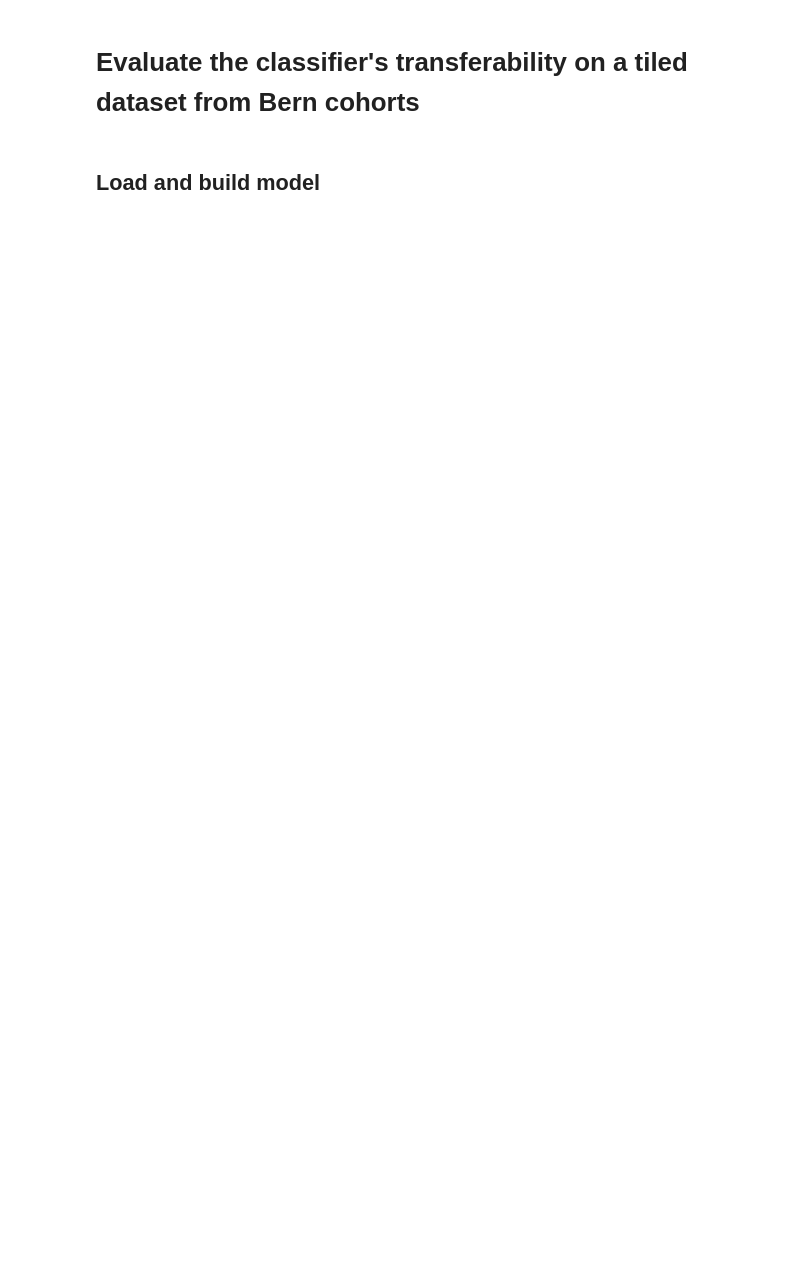
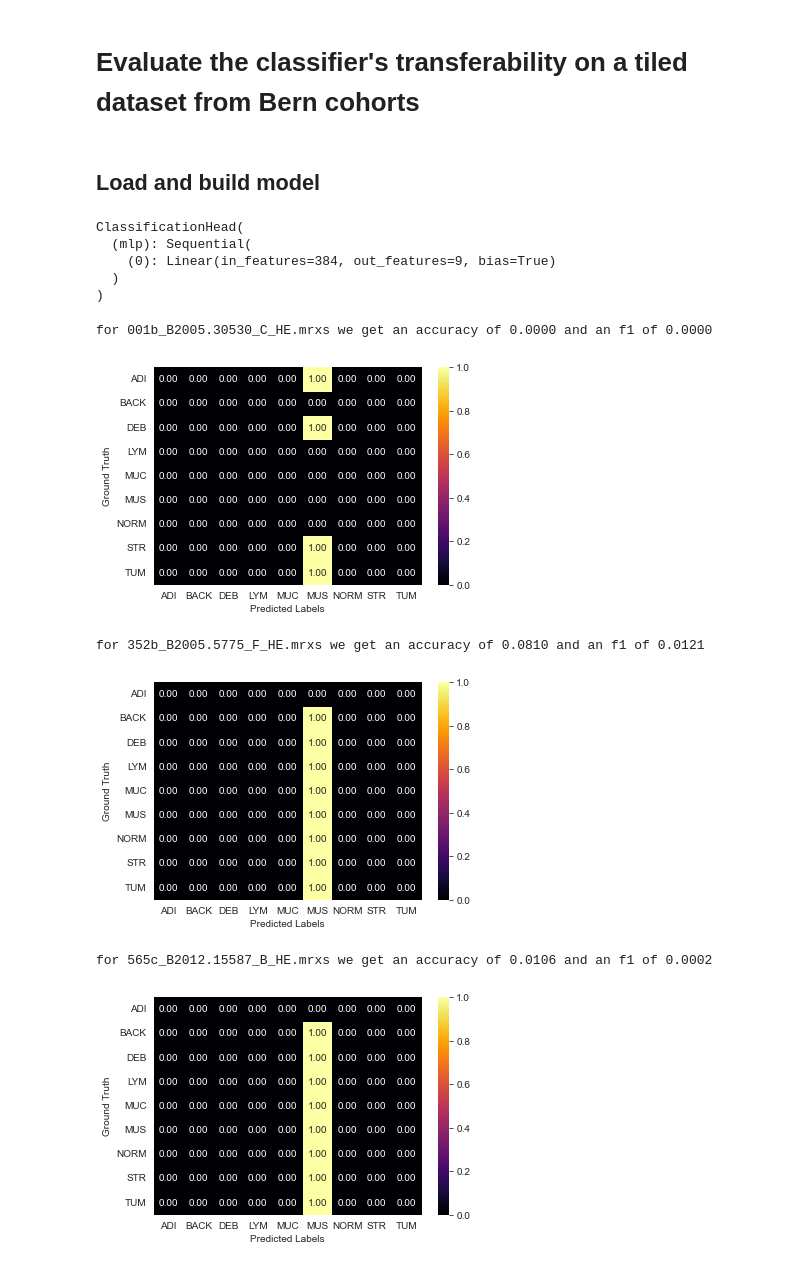
Before and after one commit to aalshabaan/self-supervised-pathology, a Jupyter notebook: Evaluate_classification.ipynb, the cells around one changed output. Saved outputs shown, nothing was run; the diff lists cells and outputs as text; code cells hidden in the pictures; blank space fills up the shorter version.

```diff
--- a/Evaluate_classification.ipynb
+++ b/Evaluate_classification.ipynb
@@ -42,3 +46,62 @@ model = classifier
+# %%
+model.load_state_dict(torch.load('././ckpts/finetuned5.pt'))
+model = model.get_submodule('1')
+model.eval()
+# %% [output]
+ClassificationHead(
+  (mlp): Sequential(
+    (0): Linear(in_features=384, out_features=9, bias=True)
+  )
+)
+# %%
+if Abed_utils.BERN_TILES_ROOT is None:
+    raise RuntimeError('labelled Bern tiles not available on this machine, run on the dataserver')
+
+os.makedirs(os.path.join(Abed_utils.OUTPUT_ROOT, 'confusion_matrices_tuned'), exist_ok=True)
+
+wsis = os.listdir(Abed_utils.BERN_TILES_ROOT)
+with torch.no_grad():
+    for wsi in wsis:
+
+        # ds = ImageFolder(os.path.join(Abed_utils.BERN_TILES_ROOT, wsi), transform=transform)
+        features, labels = Abed_utils.load_features(os.path.join(Abed_utils.OUTPUT_ROOT, f'features-{wsi}-tuned'), device=device)
+        # print(torch.unique(labels))
+        # break
+        ds = TensorDataset(features, labels)
+        data = DataLoader(ds, batch_size=batch_size)
+        preds = np.empty(len(ds))
+        targets = np.empty_like(preds)
+        for i, (x, y) in enumerate(tqdm(data)):
+            idx = slice(i*batch_size,min((i+1)*batch_size, preds.shape[0]))
+            # print(x.shape)
+            # break
+            predictions = model(x.cuda()).cpu().numpy()
+            preds[idx] = predictions if len(predictions.shape) < 2 else predictions.argmax(axis=1)
+            targets[idx] = y.cpu().numpy()
+        # print(f'Predictions {np.unique(preds)}')
+        acc = (preds == targets).mean()
+        f1 = f1_score(targets, preds, average='weighted')
+        print(f'for {wsi} we get an accuracy of {acc:.4f} and an f1 of {f1:.4f}')
+        cmatrix = confusion_matrix(targets, preds, normalize='true')
+        for i in range(9):
+            if i not in preds and i not in targets:
+                cmatrix = np.insert(cmatrix, i, np.zeros(cmatrix.shape[1]), 0)
+                cmatrix = np.insert(cmatrix, i, np.zeros(cmatrix.shape[0]), 1)
+
+        np.save(os.path.join(Abed_utils.OUTPUT_ROOT, 'confusion_matrices', f'{wsi}_Linear_supervised_tuned'), cmatrix)
+        sns.heatmap(cmatrix, cmap='inferno', annot=True, fmt='.2f', vmin=0, vmax=1,
+                    xticklabels=['ADI', 'BACK', 'DEB', 'LYM', 'MUC', 'MUS', 'NORM', 'STR', 'TUM'],
+                    yticklabels=['ADI', 'BACK', 'DEB', 'LYM', 'MUC', 'MUS', 'NORM', 'STR', 'TUM'])
+        plt.xlabel('Predicted Labels')
+        plt.ylabel('Ground Truth')
+        plt.show()
+# %% [output]
+for 001b_B2005.30530_C_HE.mrxs we get an accuracy of 0.0000 and an f1 of 0.0000
+[figure, added]
+for 352b_B2005.5775_F_HE.mrxs we get an accuracy of 0.0810 and an f1 of 0.0121
+[figure, added]
+for 565c_B2012.15587_B_HE.mrxs we get an accuracy of 0.0106 and an f1 of 0.0002
+[figure, added]
 # %%
 if Abed_utils.BERN_TILES_ROOT is None:
     raise RuntimeError('labelled Bern tiles not available on this machine, run on the dataserver')
```
Also changed, not shown: parts of 6 cells of this notebook, 12 other files.
